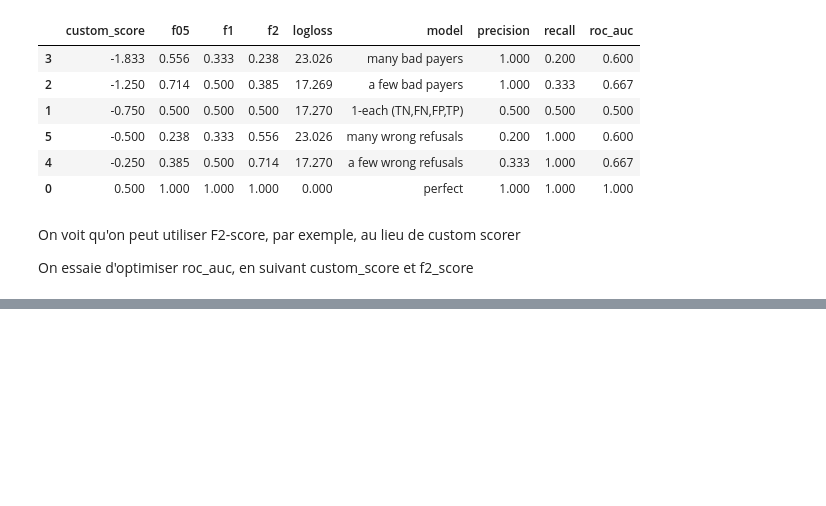
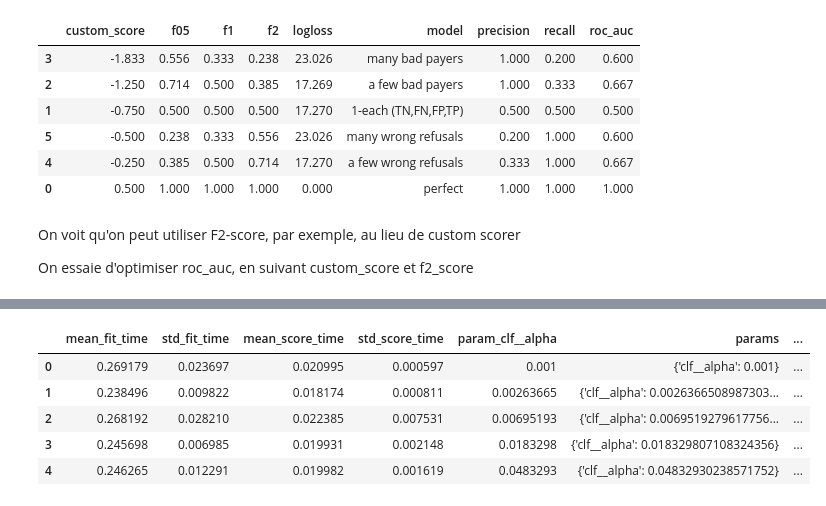
Before and after one commit to mrcreasey/oc-ds-p7-scoring-dashboard, a Jupyter notebook: code/P7_modelisation.ipynb, the cells around one changed output, grey strips where cells are left out. Drawn from its saved outputs; the diff is of its cells as text; code cells hidden in the pictures; blank space fills up the shorter version.

```diff
--- a/code/P7_modelisation.ipynb
+++ b/code/P7_modelisation.ipynb
@@ -759,0 +847,29 @@ Fitting 5 folds for each of 7 candidates, totalling 35 fits
+# %%
+# Test
+from sklearn.model_selection import GridSearchCV
+from sklearn.linear_model import RidgeClassifier
+
+param_grid = {
+    # 'fit_intercept': [True, False],
+    # 'clf__class_weight': [None, 'balanced'],
+    'clf__alpha': np.logspace(-3, 5, 20)
+},
+
+gs = GridSearchCV(test_model,
+                  param_grid=param_grid,
+                  return_train_score=True,
+                  scoring=CV_SCORERS,
+                  refit='roc_auc')
+
+
+gs.fit(x_train_prep, y_train)
+gs.score(x_test_prep, y_test)
+cv = pd.DataFrame.from_dict(gs.cv_results_)
+cv.head()
+# %% [output]
+|  | mean_fit_time | std_fit_time | mean_score_time | std_score_time | param_clf__alpha | params | ... |
+| 0 | 0.269179 | 0.023697 | 0.020995 | 0.000597 | 0.001 | {'clf__alpha': 0.001} | ... |
+| 1 | 0.238496 | 0.009822 | 0.018174 | 0.000811 | 0.00263665 | {'clf__alpha': 0.0026366508987303... | ... |
+| 2 | 0.268192 | 0.028210 | 0.022385 | 0.007531 | 0.00695193 | {'clf__alpha': 0.0069519279617756... | ... |
+| 3 | 0.245698 | 0.006985 | 0.019931 | 0.002148 | 0.0183298 | {'clf__alpha': 0.018329807108324356} | ... |
+| 4 | 0.246265 | 0.012291 | 0.019982 | 0.001619 | 0.0483293 | {'clf__alpha': 0.04832930238571752} | ... |
```
Also changed, not shown: parts of 13 cells of this notebook.
